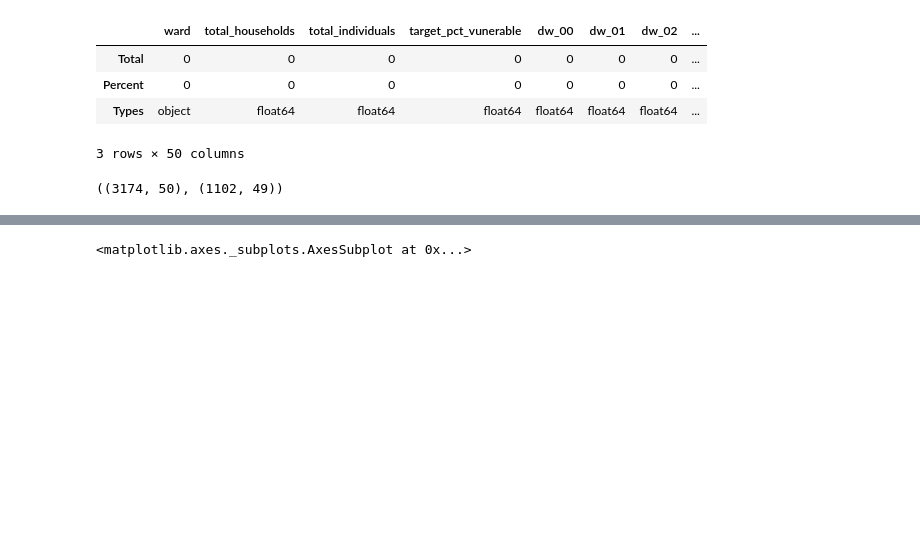
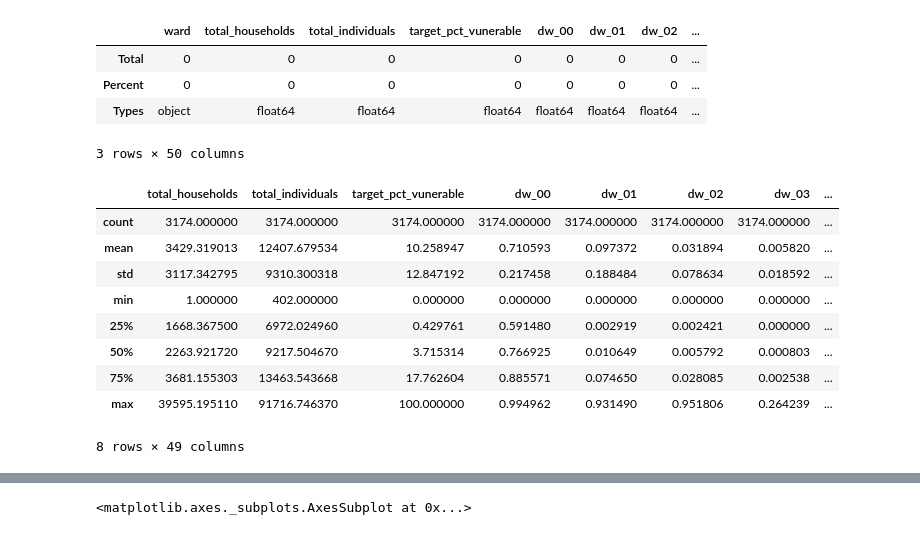
Before and after one commit to stmugisha/competitive-programming, a Jupyter notebook: covid-19_vulnerability_mapping_SA/model.ipynb, the cells around one changed output, grey strips where cells are left out. Saved outputs shown, nothing was run; the diff lists cells and outputs as text; code cells hidden in the pictures; blank space fills up the shorter version.

```diff
--- a/covid-19_vulnerability_mapping_SA/model.ipynb
+++ b/covid-19_vulnerability_mapping_SA/model.ipynb
@@ -55,7 +55,16 @@ check_missing_data(train)
 | Percent | 0 | 0 | 0 | 0 | 0 | 0 | 0 | ... |
 | Types | object | float64 | float64 | float64 | float64 | float64 | float64 | ... |
 3 rows × 50 columns
-# %%
-train.shape, test.shape
-# %% [output]
-((3174, 50), (1102, 49))
+# %%
+train.describe()
+# %% [output]
+|  | total_households | total_individuals | target_pct_vunerable | dw_00 | dw_01 | dw_02 | dw_03 | ... |
+| count | 3174.000000 | 3174.000000 | 3174.000000 | 3174.000000 | 3174.000000 | 3174.000000 | 3174.000000 | ... |
+| mean | 3429.319013 | 12407.679534 | 10.258947 | 0.710593 | 0.097372 | 0.031894 | 0.005820 | ... |
+| std | 3117.342795 | 9310.300318 | 12.847192 | 0.217458 | 0.188484 | 0.078634 | 0.018592 | ... |
+| min | 1.000000 | 402.000000 | 0.000000 | 0.000000 | 0.000000 | 0.000000 | 0.000000 | ... |
+| 25% | 1668.367500 | 6972.024960 | 0.429761 | 0.591480 | 0.002919 | 0.002421 | 0.000000 | ... |
+| 50% | 2263.921720 | 9217.504670 | 3.715314 | 0.766925 | 0.010649 | 0.005792 | 0.000803 | ... |
+| 75% | 3681.155303 | 13463.543668 | 17.762604 | 0.885571 | 0.074650 | 0.028085 | 0.002538 | ... |
+| max | 39595.195110 | 91716.746370 | 100.000000 | 0.994962 | 0.931490 | 0.951806 | 0.264239 | ... |
+8 rows × 49 columns
```
Also changed, not shown: parts of 14 cells of this notebook.
